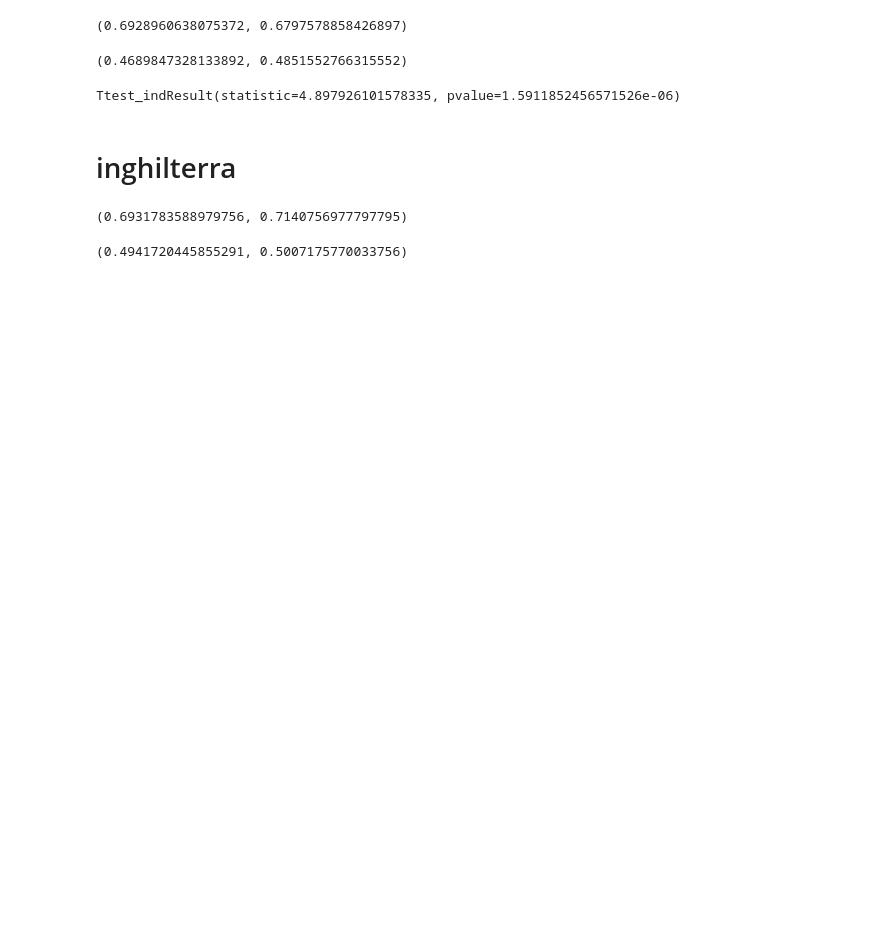
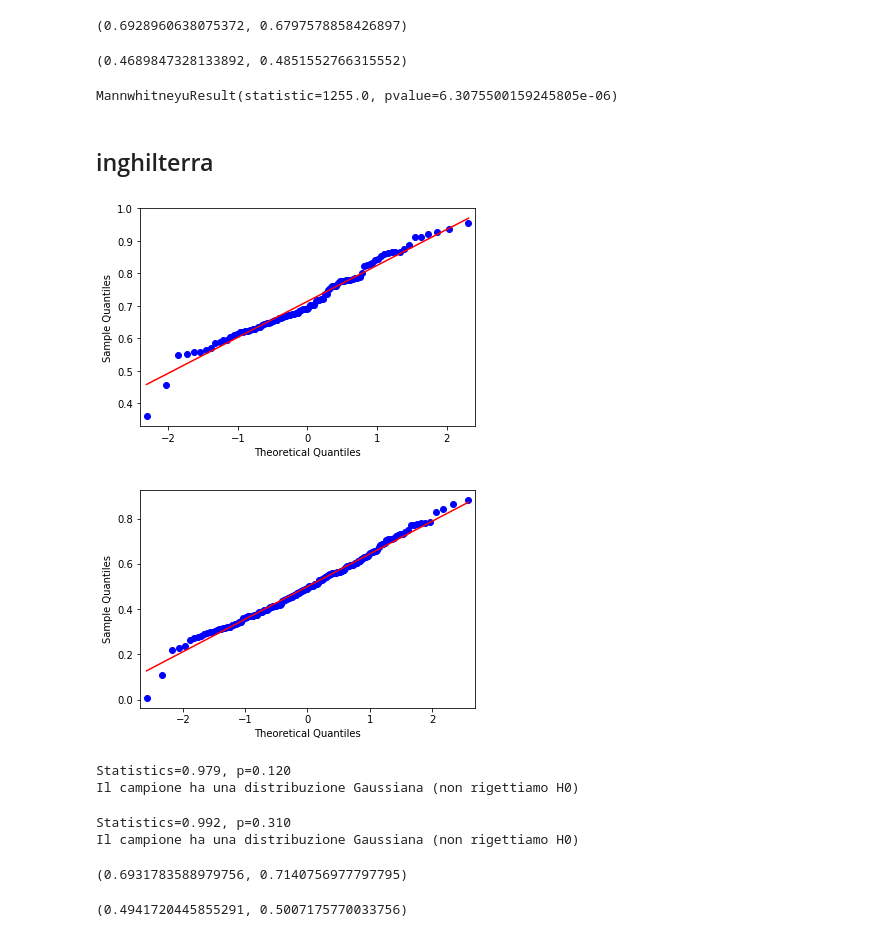
Before and after one commit to FedericoMelograna/popolarita-nel-calcio, a Jupyter notebook: source/Data_Analysis/02 - T test.ipynb, the cells around one changed output. Saved outputs shown, nothing was run; the diff lists cells and outputs as text; code cells hidden in the pictures; blank space fills up the shorter version.

```diff
--- a/source/Data_Analysis/02 - T test.ipynb
+++ b/source/Data_Analysis/02 - T test.ipynb
@@ -171,15 +193,48 @@ np.median(FRAother), np.mean(FRAother)
 # %% [output]
 (0.4689847328133892, 0.4851552766315552)
 # %%
-ttest_ind(FRAfra,FRAother)
+stats.mannwhitneyu(FRAfra, FRAother)
 # %% [output]
-Ttest_indResult(statistic=4.897926101578335, pvalue=1.5911852456571526e-06)
+MannwhitneyuResult(statistic=1255.0, pvalue=6.3075500159245805e-06)
 # %% [markdown]
-# inghilterra
+## inghilterra
 # %%
 INGing = df.loc[df.nazione_squadra == "Inghilterra","Inghilterra"]
 # %%
 INGother = df.loc[df.nazione_squadra != "Inghilterra","Inghilterra"]
+# %%
+# q-q plot
+qqplot(INGing, line='s')
+pyplot.show()
+qqplot(INGother, line='s')
+pyplot.show()
+# %% [output]
+[figure, added]
+[figure, added]
+# %%
+# test di normalità
+stat, p = shapiro(INGing)
+print('Statistics=%.3f, p=%.3f' % (stat, p))
+alpha = 0.05
+if p > alpha:
+    print('Il campione ha una distribuzione Gaussiana (non rigettiamo H0)')
+else:
+    print('Il campione non ha una distribuzione Gaussiana (rigettiamo H0)')
+# %% [output]
+Statistics=0.979, p=0.120
+Il campione ha una distribuzione Gaussiana (non rigettiamo H0)
+# %%
+# test di normalità
+stat, p = shapiro(INGother)
+print('Statistics=%.3f, p=%.3f' % (stat, p))
+alpha = 0.05
+if p > alpha:
+    print('Il campione ha una distribuzione Gaussiana (non rigettiamo H0)')
+else:
+    print('Il campione non ha una distribuzione Gaussiana (rigettiamo H0)')
+# %% [output]
+Statistics=0.992, p=0.310
+Il campione ha una distribuzione Gaussiana (non rigettiamo H0)
 # %%
 np.median(INGing), np.mean(INGing)
 # %% [output]
```
Also changed, not shown: parts of 36 cells of this notebook.
